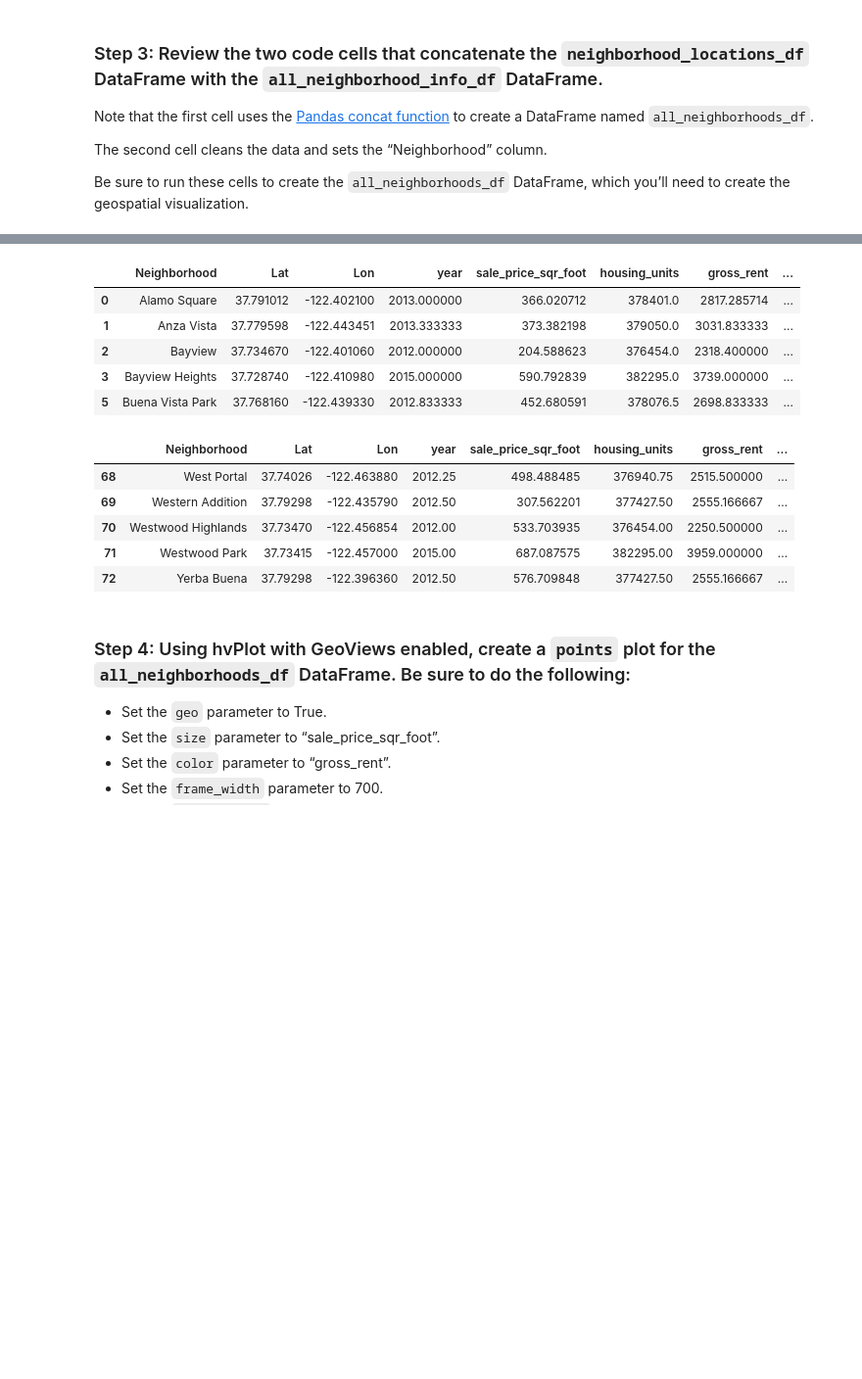
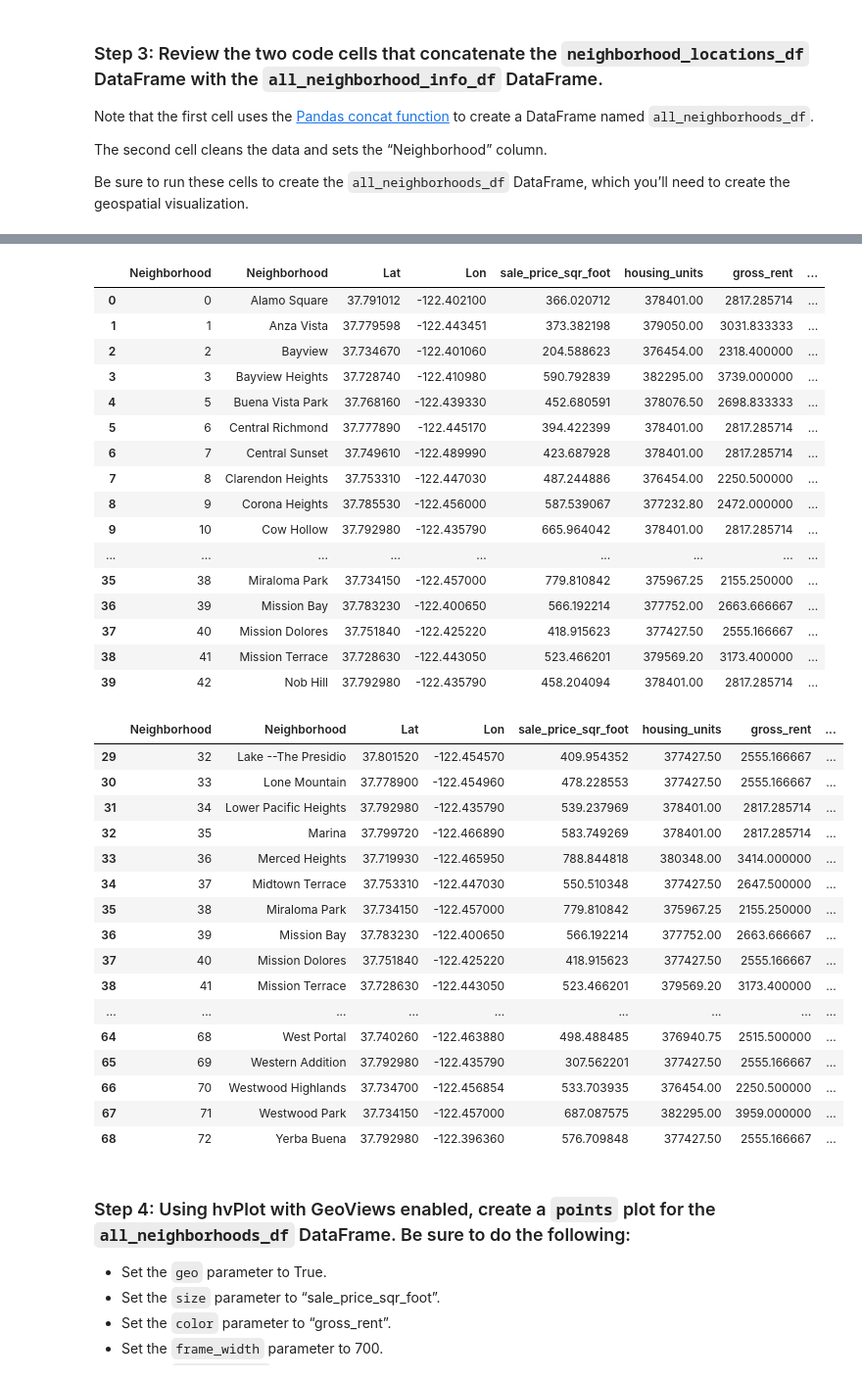
Before and after one commit to chaimkriger/Challenge-6, a Jupyter notebook: Starter_Code/san_francisco_housing.ipynb, the cells around one changed output, grey strips where cells are left out. Shown at 98% size. Cells and saved outputs as stored; diff of their text form; code cells hidden in the pictures; blank space fills up the shorter version.

```diff
--- a/Starter_Code/san_francisco_housing.ipynb
+++ b/Starter_Code/san_francisco_housing.ipynb
@@ -440,7 +440,7 @@ display(neighborhood_locations_df.tail())
 ### Step 2: Using the original `sfo_data_df` Dataframe, create a DataFrame named `all_neighborhood_info_df` that groups the data by neighborhood. Aggregate the results by the `mean` of the group.
 # %%
 # Calculate the mean values for each neighborhood
-all_neighborhood_info_df = sfo_data_df.groupby(["neighborhood"]).mean()
+all_neighborhood_info_df = sfo_data_df.groupby(["neighborhood"]).mean().drop(columns="year")
 
 # Review the resulting DataFrame
 display(all_neighborhood_info_df.head())
@@ -500,26 +500,48 @@ display(all_neighborhoods_df.tail())
 # %%
 # Call the dropna function to remove any neighborhoods that do not have data
 all_neighborhoods_df = all_neighborhoods_df.reset_index().dropna()
 
 # Rename the "index" column as "Neighborhood" for use in the Visualization
 all_neighborhoods_df = all_neighborhoods_df.rename(columns={"index": "Neighborhood"})
-all_neighborhoods_df['sale_price_sqr_footx20'] = all_neighborhoods_df["sale_price_sqr_foot"]*20
+all_neighborhoods_df['sale_price_sqr_footx80'] = all_neighborhoods_df["sale_price_sqr_foot"]*80
 # Review the resulting DataFrame
-display(all_neighborhoods_df.head())
-display(all_neighborhoods_df.tail())
+display(all_neighborhoods_df.head(40))
+display(all_neighborhoods_df.tail(40))
 # %% [output]
-|  | Neighborhood | Lat | Lon | year | sale_price_sqr_foot | housing_units | gross_rent | ... |
-| 0 | Alamo Square | 37.791012 | -122.402100 | 2013.000000 | 366.020712 | 378401.0 | 2817.285714 | ... |
-| 1 | Anza Vista | 37.779598 | -122.443451 | 2013.333333 | 373.382198 | 379050.0 | 3031.833333 | ... |
-| 2 | Bayview | 37.734670 | -122.401060 | 2012.000000 | 204.588623 | 376454.0 | 2318.400000 | ... |
-| 3 | Bayview Heights | 37.728740 | -122.410980 | 2015.000000 | 590.792839 | 382295.0 | 3739.000000 | ... |
-| 5 | Buena Vista Park | 37.768160 | -122.439330 | 2012.833333 | 452.680591 | 378076.5 | 2698.833333 | ... |
+|  | Neighborhood | Neighborhood | Lat | Lon | sale_price_sqr_foot | housing_units | gross_rent | ... |
+| 0 | 0 | Alamo Square | 37.791012 | -122.402100 | 366.020712 | 378401.00 | 2817.285714 | ... |
+| 1 | 1 | Anza Vista | 37.779598 | -122.443451 | 373.382198 | 379050.00 | 3031.833333 | ... |
+| 2 | 2 | Bayview | 37.734670 | -122.401060 | 204.588623 | 376454.00 | 2318.400000 | ... |
+| 3 | 3 | Bayview Heights | 37.728740 | -122.410980 | 590.792839 | 382295.00 | 3739.000000 | ... |
+| 4 | 5 | Buena Vista Park | 37.768160 | -122.439330 | 452.680591 | 378076.50 | 2698.833333 | ... |
+| 5 | 6 | Central Richmond | 37.777890 | -122.445170 | 394.422399 | 378401.00 | 2817.285714 | ... |
+| 6 | 7 | Central Sunset | 37.749610 | -122.489990 | 423.687928 | 378401.00 | 2817.285714 | ... |
+| 7 | 8 | Clarendon Heights | 37.753310 | -122.447030 | 487.244886 | 376454.00 | 2250.500000 | ... |
+| 8 | 9 | Corona Heights | 37.785530 | -122.456000 | 587.539067 | 377232.80 | 2472.000000 | ... |
+| 9 | 10 | Cow Hollow | 37.792980 | -122.435790 | 665.964042 | 378401.00 | 2817.285714 | ... |
+| ... | ... | ... | ... | ... | ... | ... | ... | ... |
+| 35 | 38 | Miraloma Park | 37.734150 | -122.457000 | 779.810842 | 375967.25 | 2155.250000 | ... |
+| 36 | 39 | Mission Bay | 37.783230 | -122.400650 | 566.192214 | 377752.00 | 2663.666667 | ... |
+| 37 | 40 | Mission Dolores | 37.751840 | -122.425220 | 418.915623 | 377427.50 | 2555.166667 | ... |
+| 38 | 41 | Mission Terrace | 37.728630 | -122.443050 | 523.466201 | 379569.20 | 3173.400000 | ... |
+| 39 | 42 | Nob Hill | 37.792980 | -122.435790 | 458.204094 | 378401.00 | 2817.285714 | ... |
-|  | Neighborhood | Lat | Lon | year | sale_price_sqr_foot | housing_units | gross_rent | ... |
-| 68 | West Portal | 37.74026 | -122.463880 | 2012.25 | 498.488485 | 376940.75 | 2515.500000 | ... |
-| 69 | Western Addition | 37.79298 | -122.435790 | 2012.50 | 307.562201 | 377427.50 | 2555.166667 | ... |
-| 70 | Westwood Highlands | 37.73470 | -122.456854 | 2012.00 | 533.703935 | 376454.00 | 2250.500000 | ... |
-| 71 | Westwood Park | 37.73415 | -122.457000 | 2015.00 | 687.087575 | 382295.00 | 3959.000000 | ... |
-| 72 | Yerba Buena | 37.79298 | -122.396360 | 2012.50 | 576.709848 | 377427.50 | 2555.166667 | ... |
+|  | Neighborhood | Neighborhood | Lat | Lon | sale_price_sqr_foot | housing_units | gross_rent | ... |
+| 29 | 32 | Lake --The Presidio | 37.801520 | -122.454570 | 409.954352 | 377427.50 | 2555.166667 | ... |
+| 30 | 33 | Lone Mountain | 37.778900 | -122.454960 | 478.228553 | 377427.50 | 2555.166667 | ... |
+| 31 | 34 | Lower Pacific Heights | 37.792980 | -122.435790 | 539.237969 | 378401.00 | 2817.285714 | ... |
+| 32 | 35 | Marina | 37.799720 | -122.466890 | 583.749269 | 378401.00 | 2817.285714 | ... |
+| 33 | 36 | Merced Heights | 37.719930 | -122.465950 | 788.844818 | 380348.00 | 3414.000000 | ... |
+| 34 | 37 | Midtown Terrace | 37.753310 | -122.447030 | 550.510348 | 377427.50 | 2647.500000 | ... |
+| 35 | 38 | Miraloma Park | 37.734150 | -122.457000 | 779.810842 | 375967.25 | 2155.250000 | ... |
+| 36 | 39 | Mission Bay | 37.783230 | -122.400650 | 566.192214 | 377752.00 | 2663.666667 | ... |
+| 37 | 40 | Mission Dolores | 37.751840 | -122.425220 | 418.915623 | 377427.50 | 2555.166667 | ... |
+| 38 | 41 | Mission Terrace | 37.728630 | -122.443050 | 523.466201 | 379569.20 | 3173.400000 | ... |
+| ... | ... | ... | ... | ... | ... | ... | ... | ... |
+| 64 | 68 | West Portal | 37.740260 | -122.463880 | 498.488485 | 376940.75 | 2515.500000 | ... |
+| 65 | 69 | Western Addition | 37.792980 | -122.435790 | 307.562201 | 377427.50 | 2555.166667 | ... |
+| 66 | 70 | Westwood Highlands | 37.734700 | -122.456854 | 533.703935 | 376454.00 | 2250.500000 | ... |
+| 67 | 71 | Westwood Park | 37.734150 | -122.457000 | 687.087575 | 382295.00 | 3959.000000 | ... |
+| 68 | 72 | Yerba Buena | 37.792980 | -122.396360 | 576.709848 | 377427.50 | 2555.166667 | ... |
 # %% [markdown]
 ### Step 4: Using hvPlot with GeoViews enabled, create a `points` plot for the `all_neighborhoods_df` DataFrame. Be sure to do the following:
 
```
Also changed, not shown: parts of 8 cells of this notebook.
